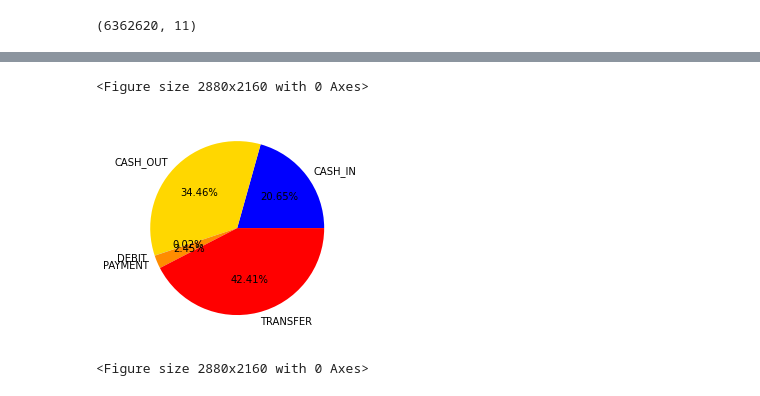
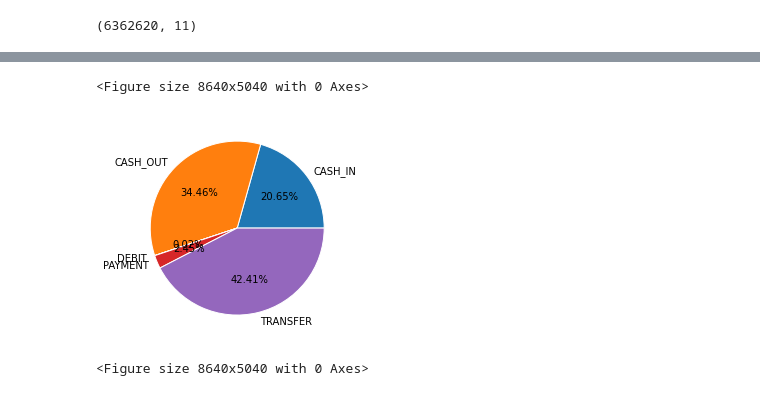
Before and after one commit to anibalfisico/Data-Science, a Jupyter notebook: fraudulent-transactions-prediction-analysis.ipynb, the cells around one changed output, grey strips where cells are left out. Drawn from its saved outputs; the diff is of its cells as text; code cells hidden in the pictures.

```diff
--- a/fraudulent-transactions-prediction-analysis.ipynb
+++ b/fraudulent-transactions-prediction-analysis.ipynb
@@ -109,11 +109,9 @@ df.head()
 | 3 | 1 | CASH_OUT | 181.00 | C840083671 | 181.0 | 0.00 | C38997010 | 21182.0 | ... |
 | 4 | 1 | PAYMENT | 11668.14 | C2048537720 | 41554.0 | 29885.86 | M1230701703 | 0.0 | ... |
 # %%
-colors = ['blue','gold','aqua','darkorange','red','green']
-
-plt.pie(df.groupby(by=["type"]).sum()['amount'],labels=df.groupby(by=["type"]).sum()['amount'].index, colors = colors, autopct='%.2f%%')
-plt.figure(figsize=(40, 30))
+plt.pie(df.groupby(by=["type"]).sum()['amount'],labels=df.groupby(by=["type"]).sum()['amount'].index,wedgeprops={'linewidth': 1.0, 'edgecolor': 'white'}, autopct='%.2f%%')
+plt.figure(figsize=(120, 70))
 # %% [output]
-<Figure size 2880x2160 with 0 Axes>
+<Figure size 8640x5040 with 0 Axes>
-[figure, old version]
+[figure, new version]
-<Figure size 2880x2160 with 0 Axes>
+<Figure size 8640x5040 with 0 Axes>
```
Also changed, not shown: parts of 2 cells of this notebook.
